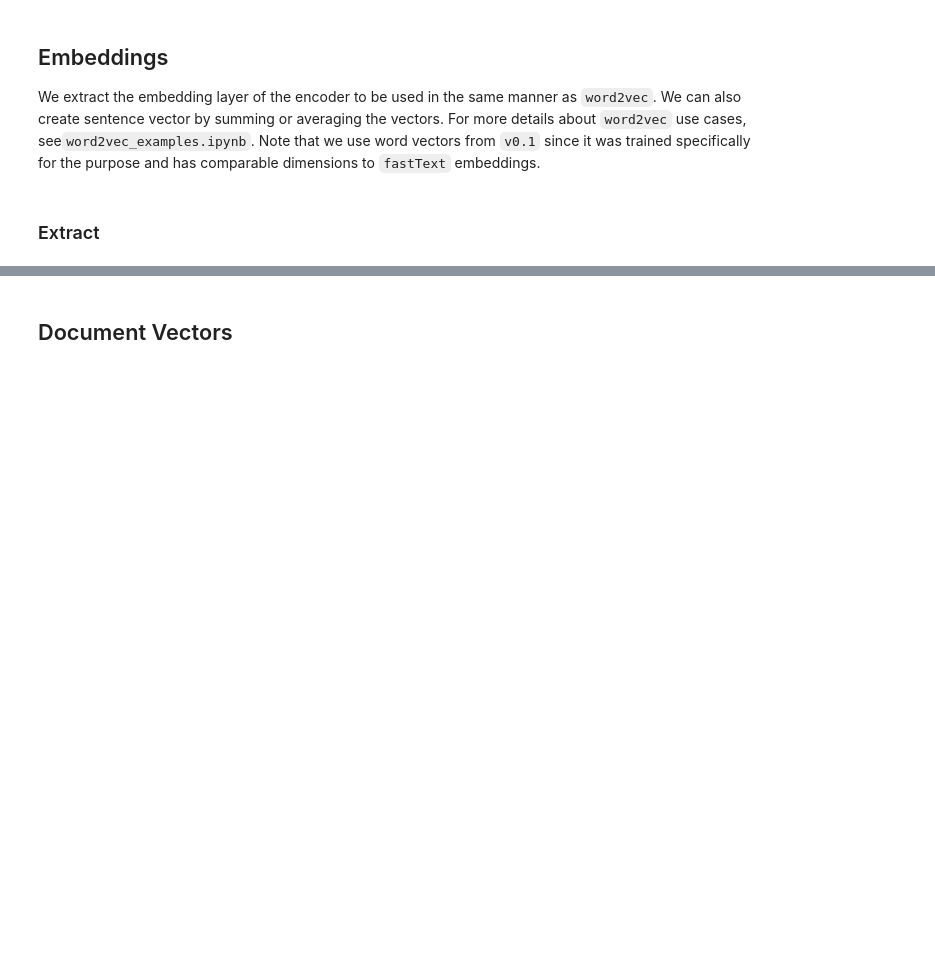
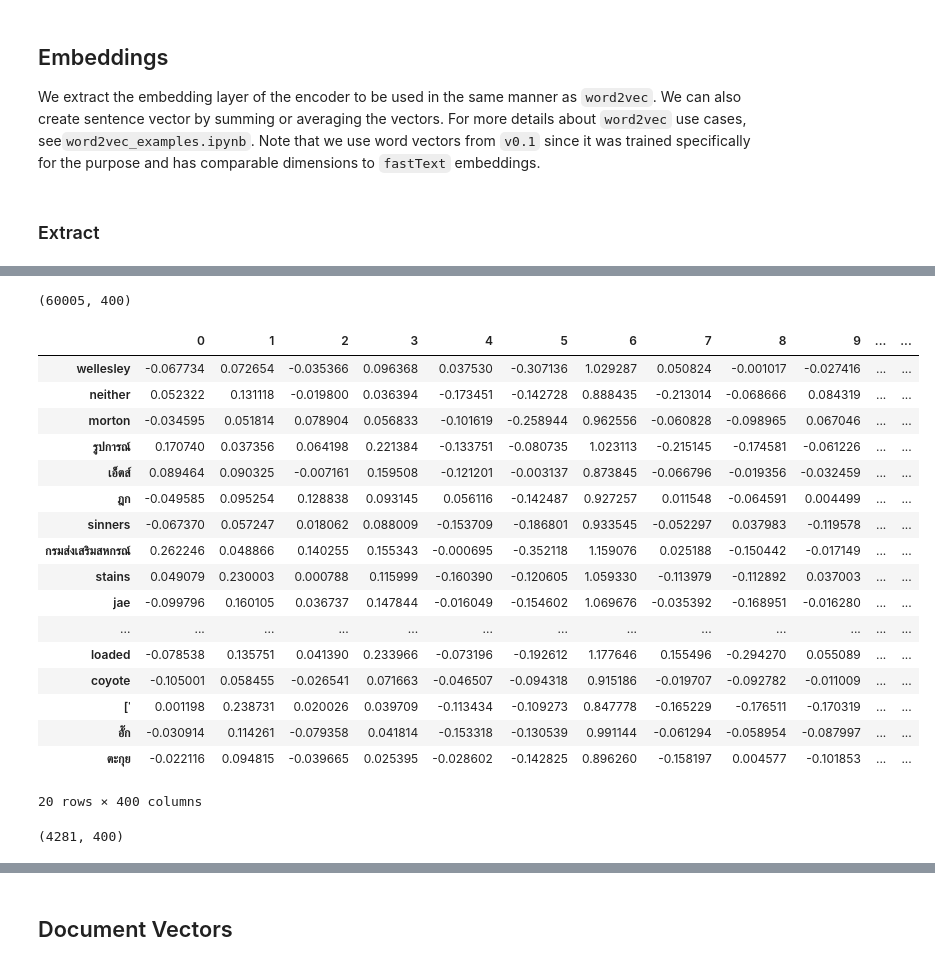
Before and after one commit to cstorm125/thai2fit, a Jupyter notebook: thwiki_lm/thwiki_lm.ipynb, the cells around one changed output, grey strips where cells are left out. Saved outputs shown, nothing was run; the diff lists cells and outputs as text; code cells hidden in the pictures; blank space fills up the shorter version.

```diff
--- a/thwiki_lm/thwiki_lm.ipynb
+++ b/thwiki_lm/thwiki_lm.ipynb
@@ -326,0 +396,33 @@ emb_np.shape
+# %%
+import string
+thai2vec = pd.DataFrame(emb_np)
+thai2vec.index = data.vocab.itos
+print(thai2vec.shape)
+thai2vec.tail(20)
+# %% [output]
+(60005, 400)
+|  | 0 | 1 | 2 | 3 | 4 | 5 | 6 | 7 | 8 | 9 | ... | ... |
+| wellesley | -0.067734 | 0.072654 | -0.035366 | 0.096368 | 0.037530 | -0.307136 | 1.029287 | 0.050824 | -0.001017 | -0.027416 | ... | ... |
+| neither | 0.052322 | 0.131118 | -0.019800 | 0.036394 | -0.173451 | -0.142728 | 0.888435 | -0.213014 | -0.068666 | 0.084319 | ... | ... |
+| morton | -0.034595 | 0.051814 | 0.078904 | 0.056833 | -0.101619 | -0.258944 | 0.962556 | -0.060828 | -0.098965 | 0.067046 | ... | ... |
+| รูปการณ์ | 0.170740 | 0.037356 | 0.064198 | 0.221384 | -0.133751 | -0.080735 | 1.023113 | -0.215145 | -0.174581 | -0.061226 | ... | ... |
+| เอ็ตส์ | 0.089464 | 0.090325 | -0.007161 | 0.159508 | -0.121201 | -0.003137 | 0.873845 | -0.066796 | -0.019356 | -0.032459 | ... | ... |
+| ฎก | -0.049585 | 0.095254 | 0.128838 | 0.093145 | 0.056116 | -0.142487 | 0.927257 | 0.011548 | -0.064591 | 0.004499 | ... | ... |
+| sinners | -0.067370 | 0.057247 | 0.018062 | 0.088009 | -0.153709 | -0.186801 | 0.933545 | -0.052297 | 0.037983 | -0.119578 | ... | ... |
+| กรมส่งเสริมสหกรณ์ | 0.262246 | 0.048866 | 0.140255 | 0.155343 | -0.000695 | -0.352118 | 1.159076 | 0.025188 | -0.150442 | -0.017149 | ... | ... |
+| stains | 0.049079 | 0.230003 | 0.000788 | 0.115999 | -0.160390 | -0.120605 | 1.059330 | -0.113979 | -0.112892 | 0.037003 | ... | ... |
+| jae | -0.099796 | 0.160105 | 0.036737 | 0.147844 | -0.016049 | -0.154602 | 1.069676 | -0.035392 | -0.168951 | -0.016280 | ... | ... |
+| ... | ... | ... | ... | ... | ... | ... | ... | ... | ... | ... | ... | ... |
+| loaded | -0.078538 | 0.135751 | 0.041390 | 0.233966 | -0.073196 | -0.192612 | 1.177646 | 0.155496 | -0.294270 | 0.055089 | ... | ... |
+| coyote | -0.105001 | 0.058455 | -0.026541 | 0.071663 | -0.046507 | -0.094318 | 0.915186 | -0.019707 | -0.092782 | -0.011009 | ... | ... |
+| [ˈ | 0.001198 | 0.238731 | 0.020026 | 0.039709 | -0.113434 | -0.109273 | 0.847778 | -0.165229 | -0.176511 | -0.170319 | ... | ... |
+| อั๊ก | -0.030914 | 0.114261 | -0.079358 | 0.041814 | -0.153318 | -0.130539 | 0.991144 | -0.061294 | -0.058954 | -0.087997 | ... | ... |
+| ตะกุย | -0.022116 | 0.094815 | -0.039665 | 0.025395 | -0.028602 | -0.142825 | 0.896260 | -0.158197 | 0.004577 | -0.101853 | ... | ... |
+20 rows × 400 columns
+# %%
+#filter out space and punctuatings
+symbols = string.punctuation + '\n' + ' '
+symbol_idx = np.array([np.sum([char in symbols for char in word])>0 for word in data.vocab.itos])
+thai2vec[symbol_idx].shape
+# %% [output]
+(4281, 400)
```
Also changed, not shown: parts of 31 cells of this notebook, 4 other files.
